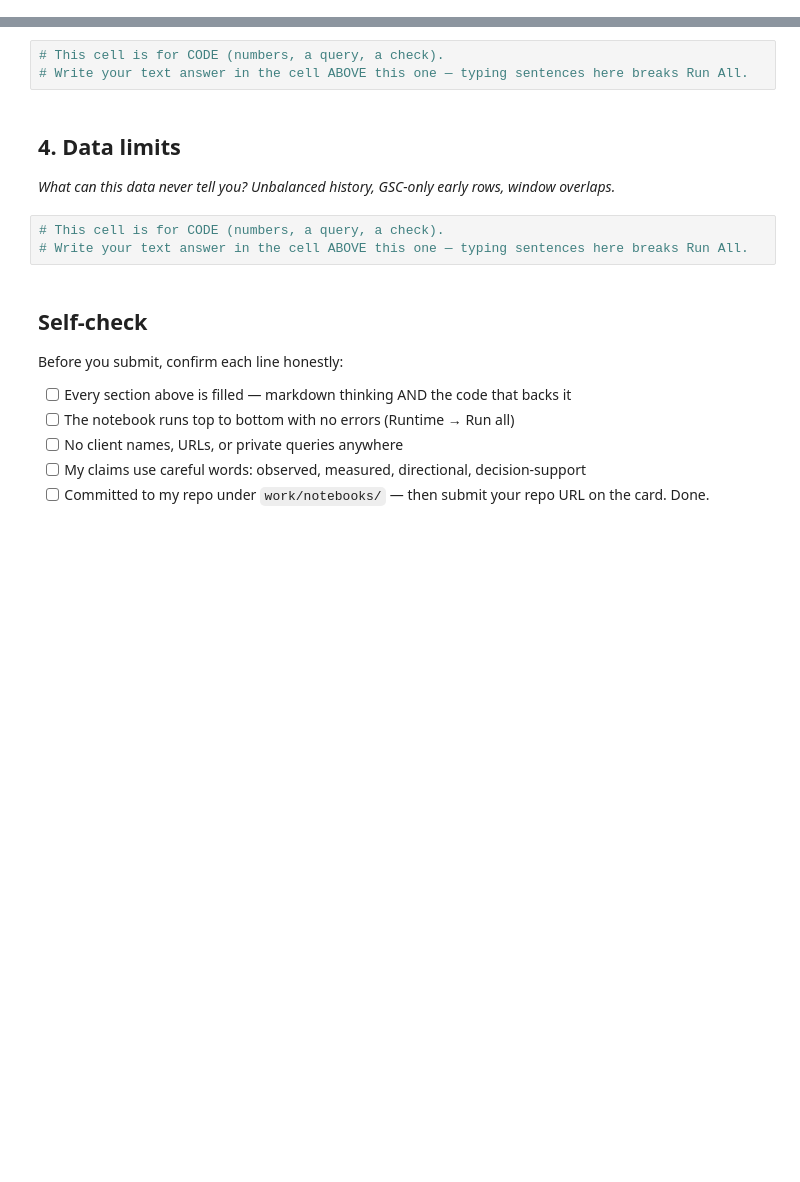
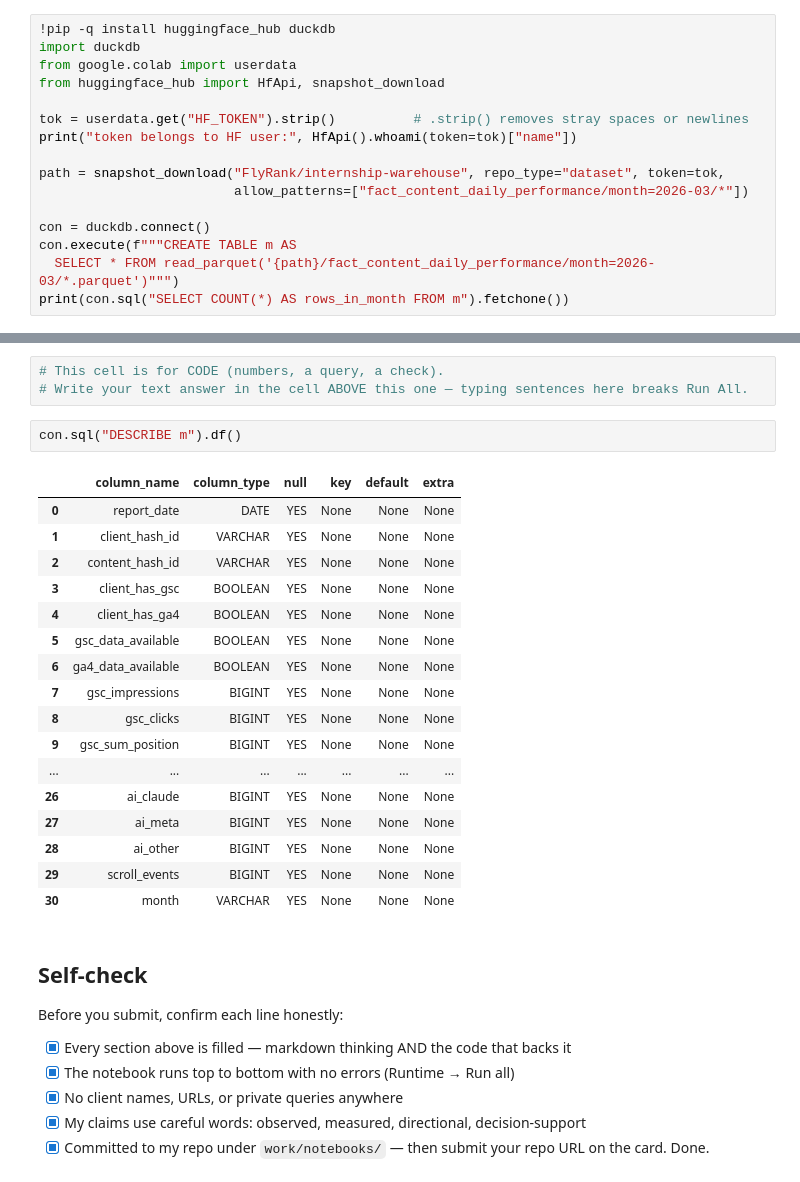
Before and after one commit to bhardwaj-ayush03/flyrank-internship, a Jupyter notebook: work/notebooks/w03_data_contract.ipynb, the cells around one changed output, grey strips where cells are left out. Saved outputs shown, nothing was run; the diff lists cells and outputs as text; blank space fills up the shorter version.

```diff
--- a/work/notebooks/w03_data_contract.ipynb
+++ b/work/notebooks/w03_data_contract.ipynb
@@ -12,0 +9,16 @@ This skeleton is yours to fill. Work the sections **in order** — each one has
+# %%
+!pip -q install huggingface_hub duckdb
+import duckdb
+from google.colab import userdata
+from huggingface_hub import HfApi, snapshot_download
+
+tok = userdata.get("HF_TOKEN").strip()          # .strip() removes stray spaces or newlines
+print("token belongs to HF user:", HfApi().whoami(token=tok)["name"])
+
+path = snapshot_download("FlyRank/internship-warehouse", repo_type="dataset", token=tok,
+                         allow_patterns=["fact_content_daily_performance/month=2026-03/*"])
+
+con = duckdb.connect()
+con.execute(f"""CREATE TABLE m AS
+  SELECT * FROM read_parquet('{path}/fact_content_daily_performance/month=2026-03/*.parquet')""")
+print(con.sql("SELECT COUNT(*) AS rows_in_month FROM m").fetchone())
@@ -27,20 +173,33 @@ This skeleton is yours to fill. Work the sections **in order** — each one has
 # %%
 # This cell is for CODE (numbers, a query, a check).
 # Write your text answer in the cell ABOVE this one — typing sentences here breaks Run All.
-# %% [markdown]
-## 4. Data limits
-
-*What can this data never tell you? Unbalanced history, GSC-only early rows, window overlaps.*
-# %%
-# This cell is for CODE (numbers, a query, a check).
-# Write your text answer in the cell ABOVE this one — typing sentences here breaks Run All.
+# %%
+con.sql("DESCRIBE m").df()
+# %% [output]
+|  | column_name | column_type | null | key | default | extra |
+| 0 | report_date | DATE | YES | None | None | None |
+| 1 | client_hash_id | VARCHAR | YES | None | None | None |
+| 2 | content_hash_id | VARCHAR | YES | None | None | None |
+| 3 | client_has_gsc | BOOLEAN | YES | None | None | None |
+| 4 | client_has_ga4 | BOOLEAN | YES | None | None | None |
+| 5 | gsc_data_available | BOOLEAN | YES | None | None | None |
+| 6 | ga4_data_available | BOOLEAN | YES | None | None | None |
+| 7 | gsc_impressions | BIGINT | YES | None | None | None |
+| 8 | gsc_clicks | BIGINT | YES | None | None | None |
+| 9 | gsc_sum_position | BIGINT | YES | None | None | None |
+| ... | ... | ... | ... | ... | ... | ... |
+| 26 | ai_claude | BIGINT | YES | None | None | None |
+| 27 | ai_meta | BIGINT | YES | None | None | None |
+| 28 | ai_other | BIGINT | YES | None | None | None |
+| 29 | scroll_events | BIGINT | YES | None | None | None |
+| 30 | month | VARCHAR | YES | None | None | None |
 # %% [markdown]
 ## Self-check
 
 Before you submit, confirm each line honestly:
 
-- [ ] Every section above is filled — markdown thinking AND the code that backs it
-- [ ] The notebook runs top to bottom with no errors (Runtime → Run all)
-- [ ] No client names, URLs, or private queries anywhere
-- [ ] My claims use careful words: observed, measured, directional, decision-support
-- [ ] Committed to my repo under `work/notebooks/` — then submit your repo URL on the card. Done.
+- [x] Every section above is filled — markdown thinking AND the code that backs it
+- [x] The notebook runs top to bottom with no errors (Runtime → Run all)
+- [x] No client names, URLs, or private queries anywhere
+- [x] My claims use careful words: observed, measured, directional, decision-support
+- [x] Committed to my repo under `work/notebooks/` — then submit your repo URL on the card. Done.
```
Also changed, not shown: parts of 12 cells of this notebook.
